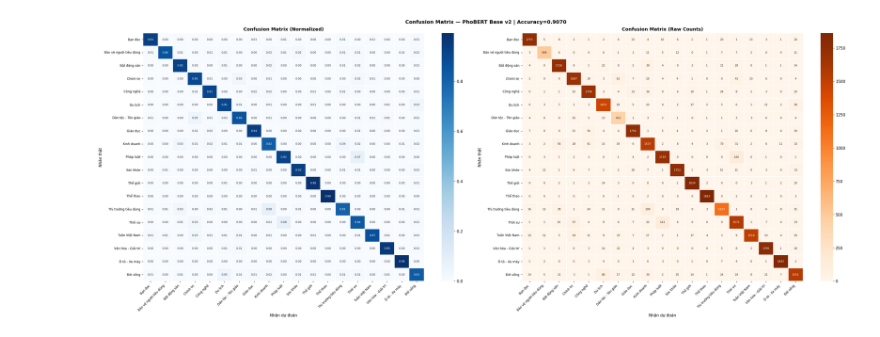
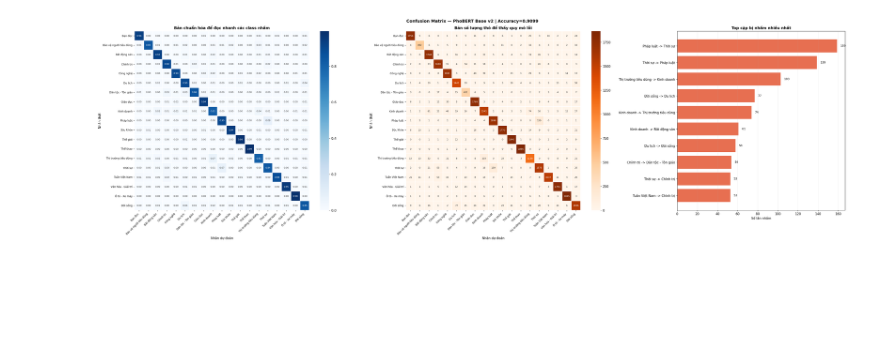
Before and after one commit to dangtai111325/VietNamNet-News-Classification, a Jupyter notebook: PhoBERT/main_PhoBERT.ipynb, the cells around one changed output. Saved outputs shown, nothing was run; the diff lists cells and outputs as text; code cells hidden in the pictures; blank space fills up the shorter version.

```diff
--- a/PhoBERT/main_PhoBERT.ipynb
+++ b/PhoBERT/main_PhoBERT.ipynb
@@ -1224,10 +1227,10 @@ Classification report, confusion matrix, F1 từng chủ đề, training curves.
 # %%
-# ── 6.1 Classification Report ────────────────────────────────────────────────
+# -- 6.1 Báo cáo phân loại -----------------------------------------------
 _report_str = classification_report(y_true_ids, y_pred_ids, target_names=classes, digits=4)
 
 print(f"{'='*65}")
-print(f"  CLASSIFICATION REPORT — PhoBERT Base v2 Head-Tail")
-print(f"  {'─'*62}")
+print(f"  BÁO CÁO PHÂN LOẠI - PhoBERT Base v2 Head-Tail")
+print(f"  {'-'*62}")
 print(f"  Accuracy   : {model_acc:.4f}")
 print(f"  F1-weighted: {model_f1w:.4f}")
 print(f"  F1-macro   : {model_f1m:.4f}")
@@ -1236,7 +1239,7 @@ print(_report_str)
 
 _rp = os.path.join(RESULTS_DIR, "classification_report.txt")
 with open(_rp, "w", encoding="utf-8") as f:
-    f.write(f"PhoBERT Base v2 — Head-Tail\n")
+    f.write(f"PhoBERT Base v2 - Head-Tail\n")
     f.write(f"Accuracy:    {model_acc:.4f}\n")
     f.write(f"F1-weighted: {model_f1w:.4f}\n")
     f.write(f"F1-macro:    {model_f1m:.4f}\n\n")
@@ -1263,24 +1266,51 @@ Bảo vệ người tiêu dùng     0.8957    0.8571    0.8760       581
 # %%
-# ── 6.2 Confusion Matrix ─────────────────────────────────────────────────────
-_cm   = confusion_matrix(y_true_ids, y_pred_ids, labels=list(range(N_CLASSES)))
-_cmn  = _cm.astype(float) / _cm.sum(axis=1, keepdims=True)
+# -- 6.2 Confusion matrix + top confusion pairs --------------------------------
+_cm = confusion_matrix(y_true_ids, y_pred_ids, labels=list(range(N_CLASSES)))
+_cmn = _cm.astype(float) / np.clip(_cm.sum(axis=1, keepdims=True), 1, None)
 
-fig, axes = plt.subplots(1, 2, figsize=(28, 11))
-for ax, data, fmt, cmap, title in [
-    (axes[0], _cmn, ".2f", "Blues",   "Normalized"),
-    (axes[1], _cm,  "d",   "Oranges", "Raw Counts"),
-]:
-    sns.heatmap(data, annot=True, fmt=fmt, cmap=cmap,
-                xticklabels=classes, yticklabels=classes,
-                linewidths=0.3, linecolor="white", ax=ax, annot_kws={"size":7})
-    ax.set_xlabel("Nhãn dự đoán", fontsize=10)
-    ax.set_ylabel("Nhãn thật",    fontsize=10)
-    ax.set_title(f"Confusion Matrix ({title})", fontsize=12, fontweight="bold")
-    plt.setp(ax.get_xticklabels(), rotation=45, ha="right", fontsize=8)
-    plt.setp(ax.get_yticklabels(), rotation=0,  fontsize=8)
+_pairs = []
+for i, t in enumerate(classes):
+    for j, p in enumerate(classes):
+        if i == j:
+            continue
+        c = int(_cm[i, j])
+        if c > 0:
+            _pairs.append((f"{t} -> {p}", c))
+_top_pairs = sorted(_pairs, key=lambda x: x[1], reverse=True)[:10]
 
-fig.suptitle(f"Confusion Matrix — PhoBERT Base v2 | Accuracy={model_acc:.4f}",
-             fontsize=13, fontweight="bold")
+fig, axes = plt.subplots(1, 3, figsize=(33, 10), gridspec_kw={"width_ratios": [1.3, 1.3, 1.0]})
+
+sns.heatmap(_cmn, annot=True, fmt=".2f", cmap="Blues",
+            xticklabels=classes, yticklabels=classes,
+            linewidths=0.25, linecolor="white", ax=axes[0], annot_kws={"size": 7})
+axes[0].set_title("Bản chuẩn hóa để đọc nhanh các class nhầm", fontweight="bold")
+axes[0].set_xlabel("Nhãn dự đoán")
+axes[0].set_ylabel("Nhãn thật")
+plt.setp(axes[0].get_xticklabels(), rotation=45, ha="right", fontsize=8)
+plt.setp(axes[0].get_yticklabels(), rotation=0, fontsize=8)
+
+sns.heatmap(_cm, annot=True, fmt="d", cmap="Oranges",
+            xticklabels=classes, yticklabels=classes,
+            linewidths=0.25, linecolor="white", ax=axes[1], annot_kws={"size": 7})
+axes[1].set_title("Bản số lượng thô để thấy quy mô lỗi", fontweight="bold")
+axes[1].set_xlabel("Nhãn dự đoán")
+axes[1].set_ylabel("Nhãn thật")
+plt.setp(axes[1].get_xticklabels(), rotation=45, ha="right", fontsize=8)
+plt.setp(axes[1].get_yticklabels(), rotation=0, fontsize=8)
+
+if _top_pairs:
+    _labels = [x[0] for x in _top_pairs][::-1]
+    _vals = [x[1] for x in _top_pairs][::-1]
+    _bars = axes[2].barh(_labels, _vals, color="#e76f51", edgecolor="white")
+    for b, v in zip(_bars, _vals):
+        axes[2].text(v + max(_vals) * 0.02, b.get_y() + b.get_height()/2, f"{v}", va="center", fontsize=9)
+    axes[2].set_title("Top cặp bị nhầm nhiều nhất", fontweight="bold")
+    axes[2].set_xlabel("Số lần nhầm")
+    axes[2].grid(axis="x", alpha=0.25)
+else:
+    axes[2].axis("off")
+
+fig.suptitle(f"Confusion Matrix — PhoBERT Base v2 | Accuracy={model_acc:.4f}", fontsize=13, fontweight="bold")
 fig.tight_layout()
 save_fig(fig, "03_confusion_matrix.png")
 # %% [output]
@@ -1288,2 +1318,2 @@ save_fig(fig, "03_confusion_matrix.png")
-[figure, old version]
+[figure, new version]
 # %%
```
Also changed, not shown: parts of 35 cells of this notebook, 36 other files.
